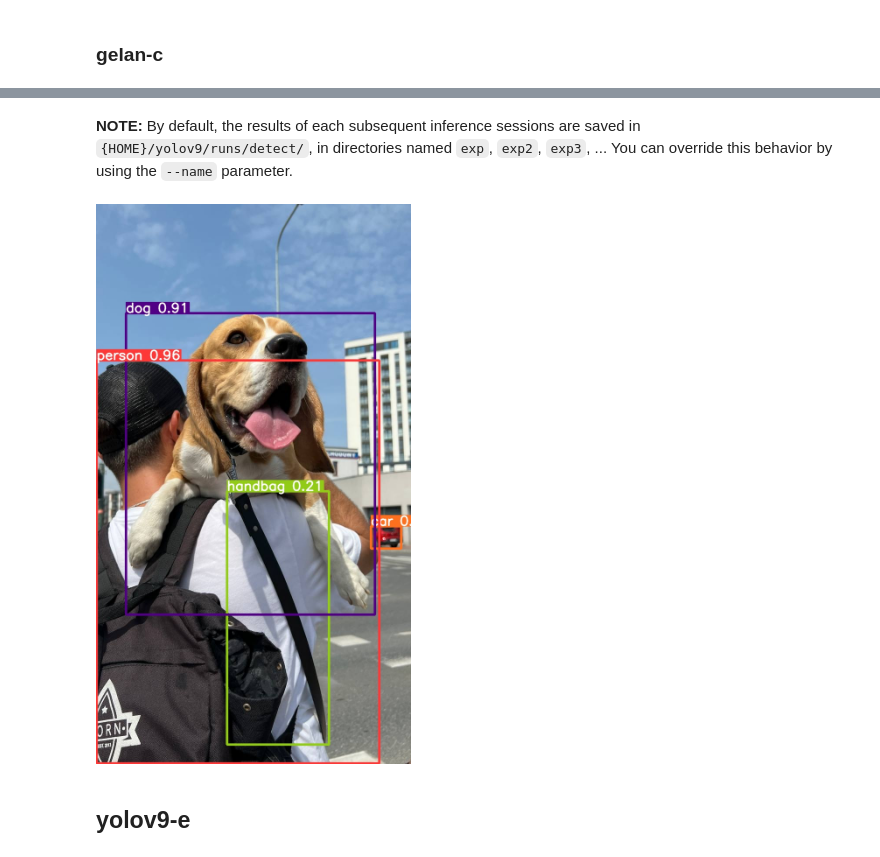
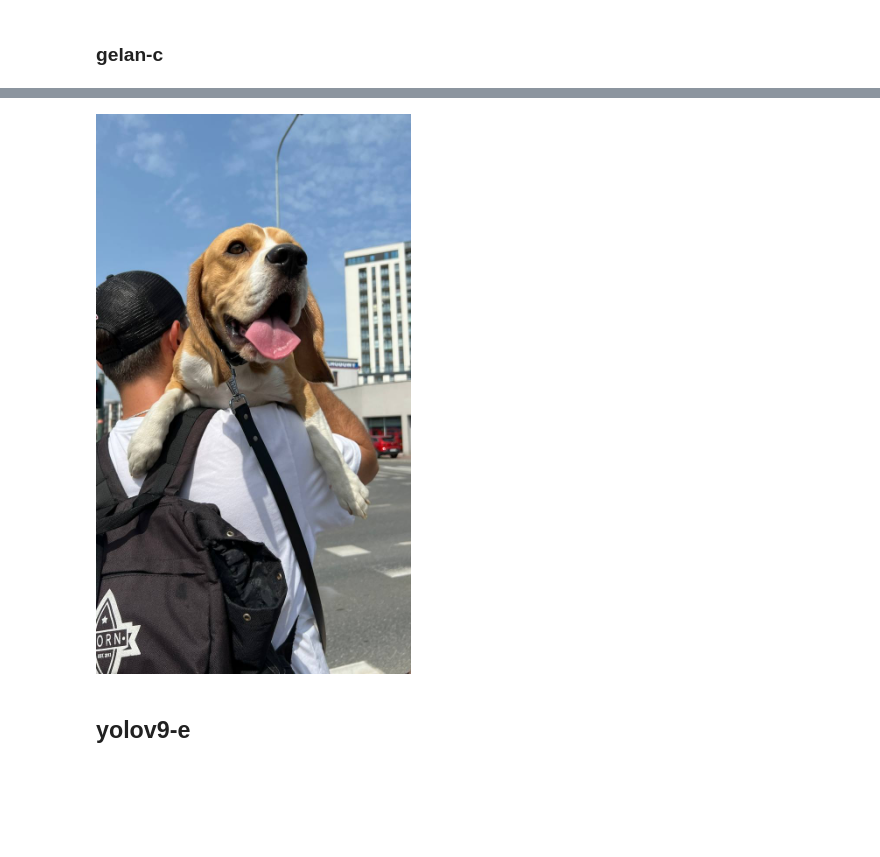
Before and after one commit to vivekgautamgv/Python-For-Finance, a Jupyter notebook: object_detection_exceed.ipynb, the cells around one changed output, grey strips where cells are left out. Drawn from its saved outputs; the diff is of its cells as text; code cells hidden in the pictures; blank space fills up the shorter version.

```diff
--- a/object_detection_exceed.ipynb
+++ b/object_detection_exceed.ipynb
@@ -78,12 +76,10 @@ Speed: 0.6ms pre-process, 235.8ms inference, 704.3ms NMS per image at shape (1,
 Results saved to runs/detect/exp
-# %% [markdown]
-**NOTE:** By default, the results of each subsequent inference sessions are saved in `{HOME}/yolov9/runs/detect/`, in directories named `exp`, `exp2`, `exp3`, ... You can override this behavior by using the `--name` parameter.
 # %%
 from IPython.display import Image
 
-Image(filename=f"{HOME}/yolov9/runs/detect/exp/dog.jpeg", width=600)
+Image(filename=f"{HOME}/data/dog.jpeg", width=600)
 # %% [output]
-[figure, old version]
+[figure, new version]
 # %% [markdown]
 ## yolov9-e
 # %%
```
Also changed, not shown: parts of 10 cells of this notebook.
